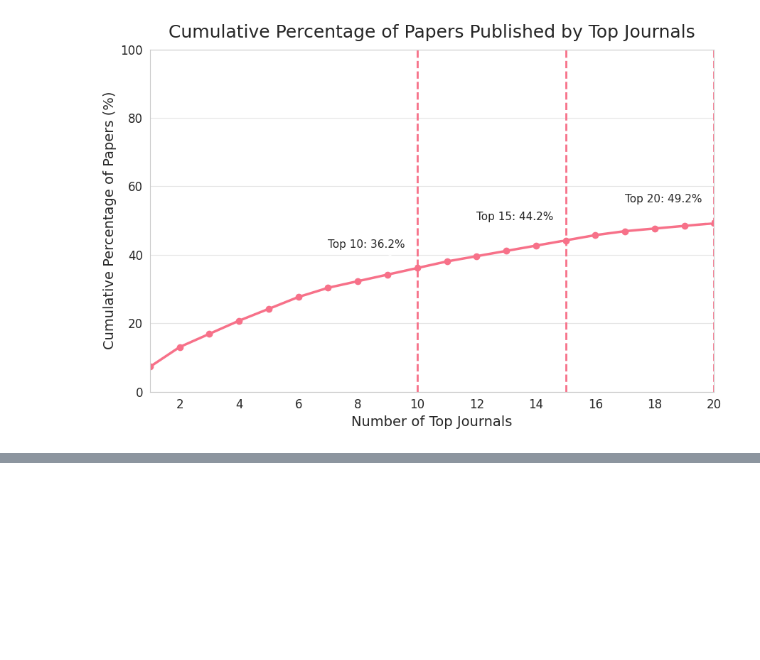
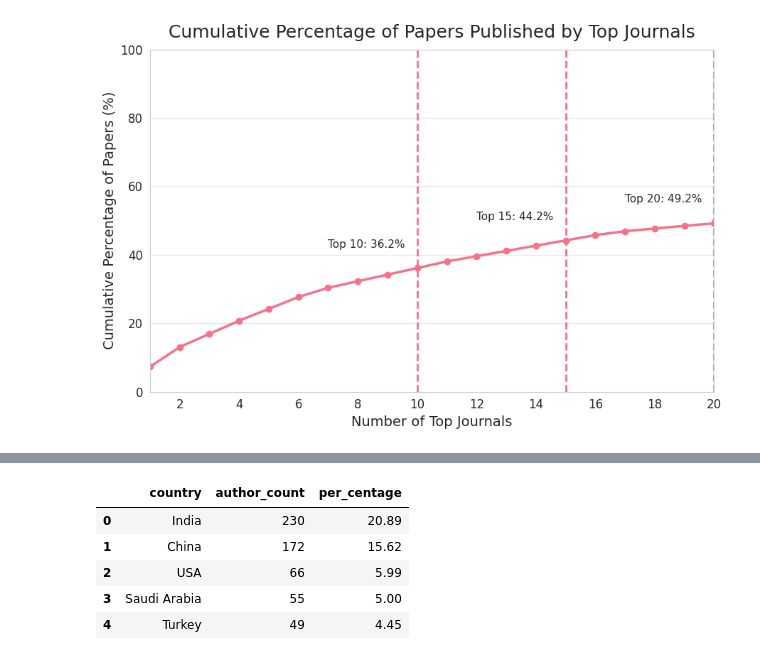
Before and after one commit to LuisGiraldo86/voice_parkinson_database, a Jupyter notebook: analysis_notebooks/01-bibliographical_study.ipynb, the cells around one changed output, grey strips where cells are left out. Drawn from its saved outputs; the diff is of its cells as text; code cells hidden in the pictures; blank space fills up the shorter version.

```diff
--- a/analysis_notebooks/01-bibliographical_study.ipynb
+++ b/analysis_notebooks/01-bibliographical_study.ipynb
@@ -592,0 +614,12 @@ authors_df
+# %%
+country_df = authors_df['fst_country'].value_counts().reset_index()
+country_df.columns = ['country', 'author_count']
+country_df['per_centage'] = np.round(country_df['author_count'] / authors_df.shape[0] * 100, 2)
+country_df.head()
+# %% [output]
+|  | country | author_count | per_centage |
+| 0 | India | 230 | 20.89 |
+| 1 | China | 172 | 15.62 |
+| 2 | USA | 66 | 5.99 |
+| 3 | Saudi Arabia | 55 | 5.00 |
+| 4 | Turkey | 49 | 4.45 |
```
Also changed, not shown: parts of 15 cells of this notebook.
